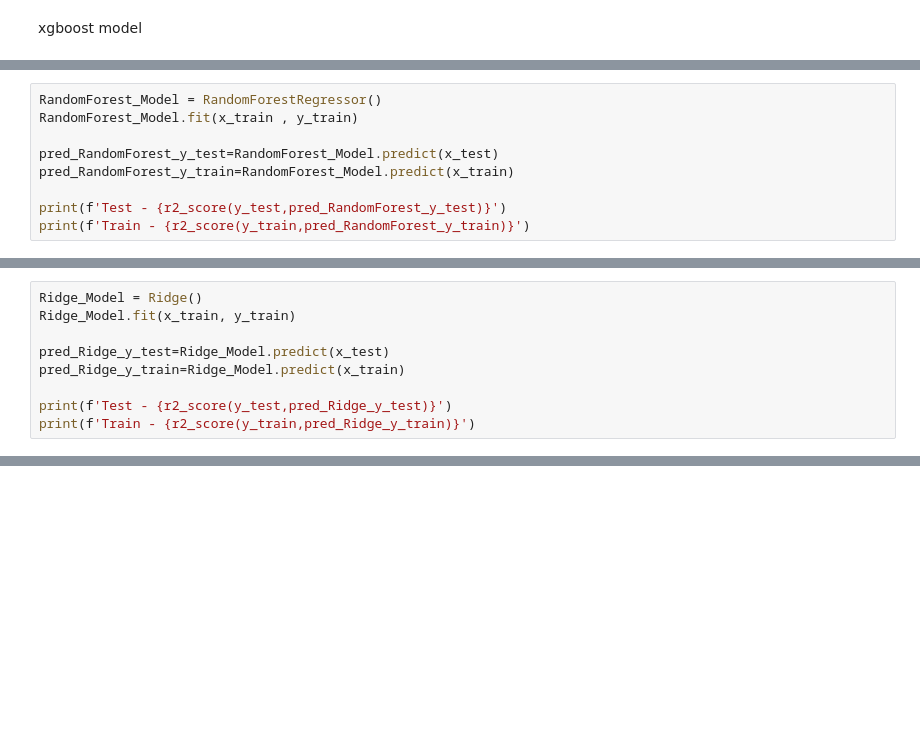
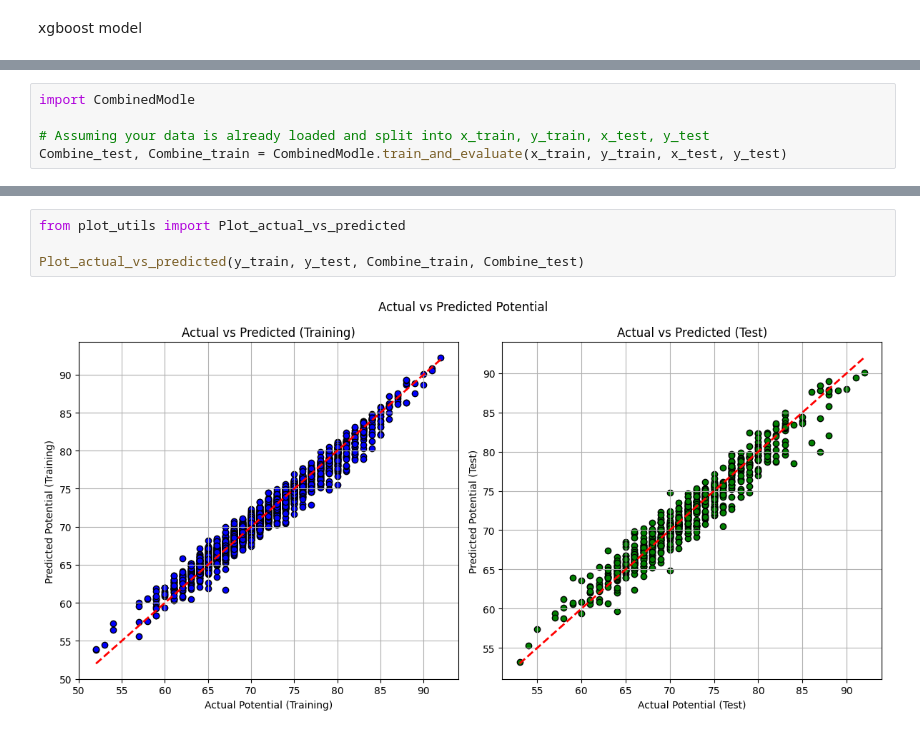
Before and after one commit to Vgoyal6809/Fifa, a Jupyter notebook: Centre_Back.ipynb, the cells around one changed output, grey strips where cells are left out. Drawn from its saved outputs; the diff is of its cells as text; blank space fills up the shorter version.

```diff
--- a/Centre_Back.ipynb
+++ b/Centre_Back.ipynb
@@ -168,9 +130,0 @@ XGBoost Train - 0.9918862581253052
-# %%
-RandomForest_Model = RandomForestRegressor()
-RandomForest_Model.fit(x_train , y_train)
-
-pred_RandomForest_y_test=RandomForest_Model.predict(x_test)
-pred_RandomForest_y_train=RandomForest_Model.predict(x_train)
-
-print(f'Test - {r2_score(y_test,pred_RandomForest_y_test)}')
-print(f'Train - {r2_score(y_train,pred_RandomForest_y_train)}')
@@ -180,9 +130,0 @@ Train - 0.9920540100803291
-# %%
-Ridge_Model = Ridge()
-Ridge_Model.fit(x_train, y_train)
-
-pred_Ridge_y_test=Ridge_Model.predict(x_test)
-pred_Ridge_y_train=Ridge_Model.predict(x_train)
-
-print(f'Test - {r2_score(y_test,pred_Ridge_y_test)}')
-print(f'Train - {r2_score(y_train,pred_Ridge_y_train)}')
@@ -254,0 +131,5 @@ plt.show()
+# %%
+import CombinedModle
+
+# Assuming your data is already loaded and split into x_train, y_train, x_test, y_test
+Combine_test, Combine_train = CombinedModle.train_and_evaluate(x_train, y_train, x_test, y_test)
@@ -254,0 +149,6 @@ plt.show()
+# %%
+from plot_utils import Plot_actual_vs_predicted
+
+Plot_actual_vs_predicted(y_train, y_test, Combine_train, Combine_test)
+# %% [output]
+[figure, added]
```
Also changed, not shown: parts of 10 cells of this notebook, 9 other files.
